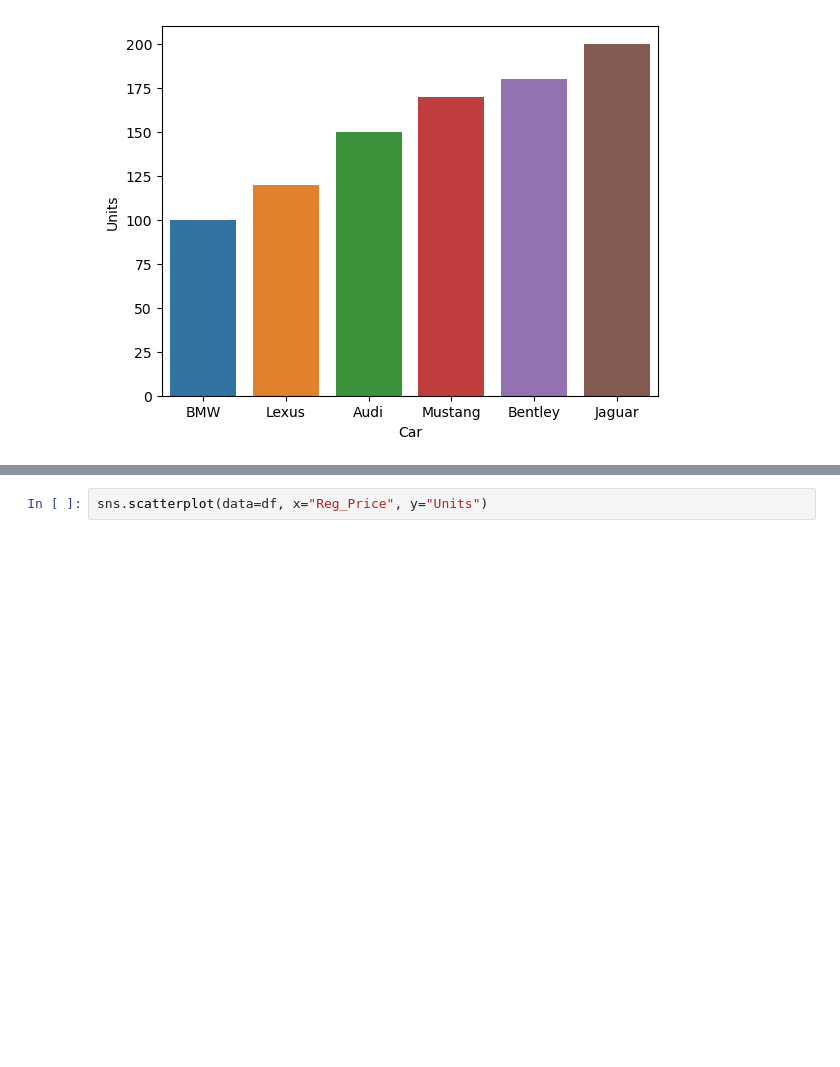
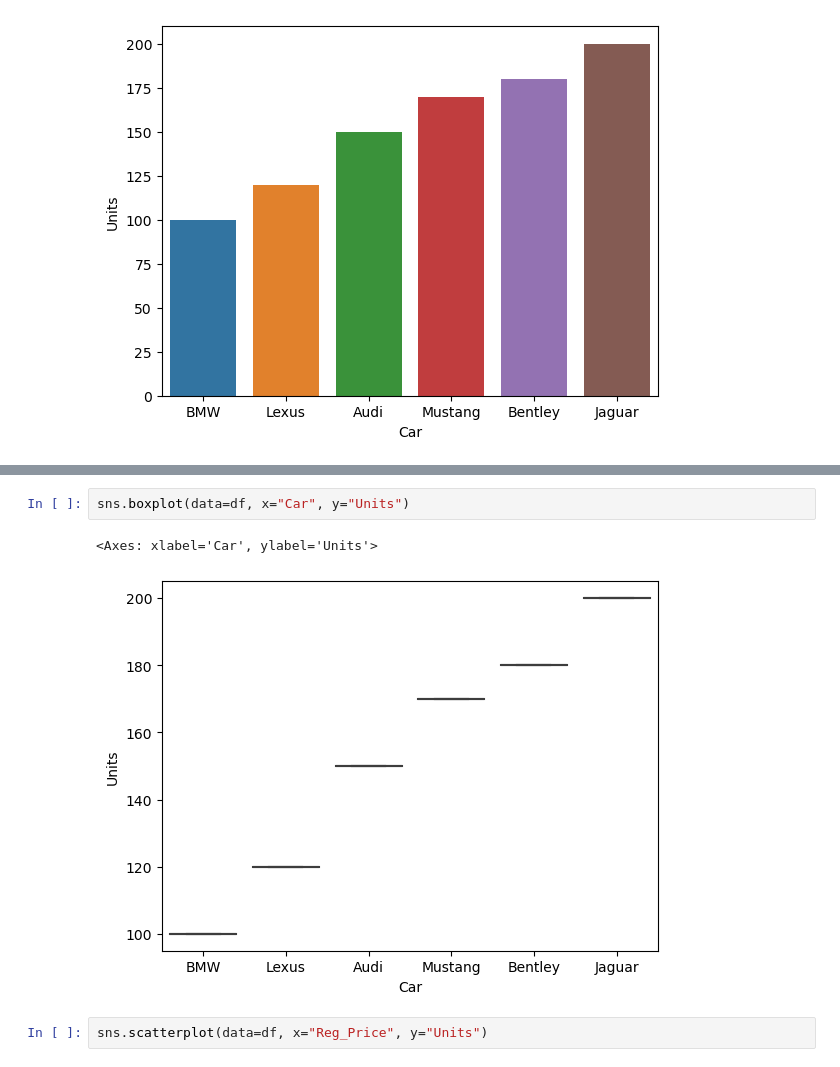
Before and after one commit to yuchenyeh/Machine-Learning-with-Python, a Jupyter notebook: matplotlib_pandas_seaborn_plotly.ipynb, the cells around one changed output, grey strips where cells are left out. Saved outputs shown, nothing was run; the diff lists cells and outputs as text; blank space fills up the shorter version.

```diff
--- a/matplotlib_pandas_seaborn_plotly.ipynb
+++ b/matplotlib_pandas_seaborn_plotly.ipynb
@@ -100,3 +116,8 @@ sns.barplot(data=df, x="Car", y="Units")
+# %%
+sns.boxplot(data=df, x="Car", y="Units")
+# %% [output]
+<Axes: xlabel='Car', ylabel='Units'>
+[figure, added]
 # %%
 sns.scatterplot(data=df, x="Reg_Price", y="Units")
 # %% [output]
```
Also changed, not shown: parts of 3 cells of this notebook.
